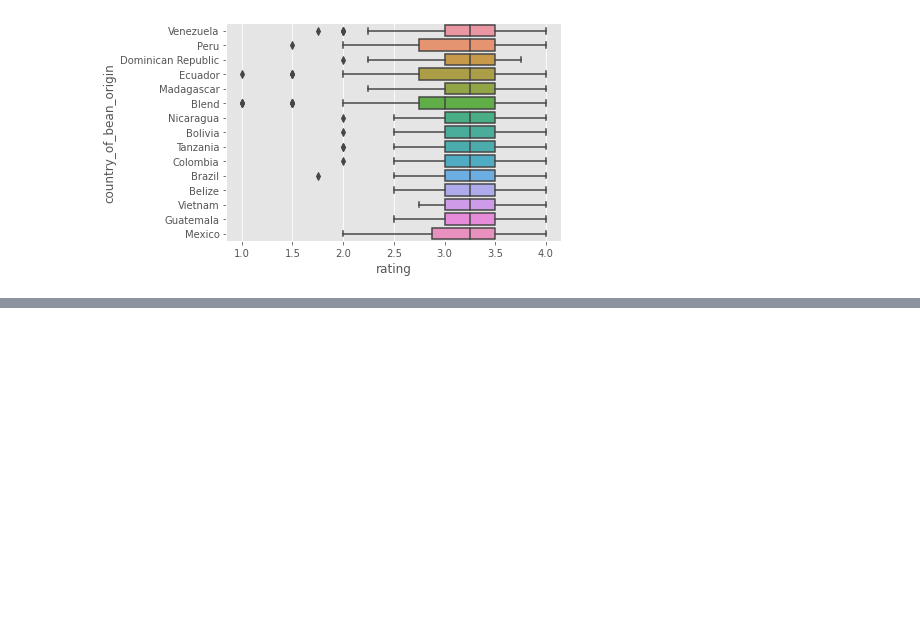
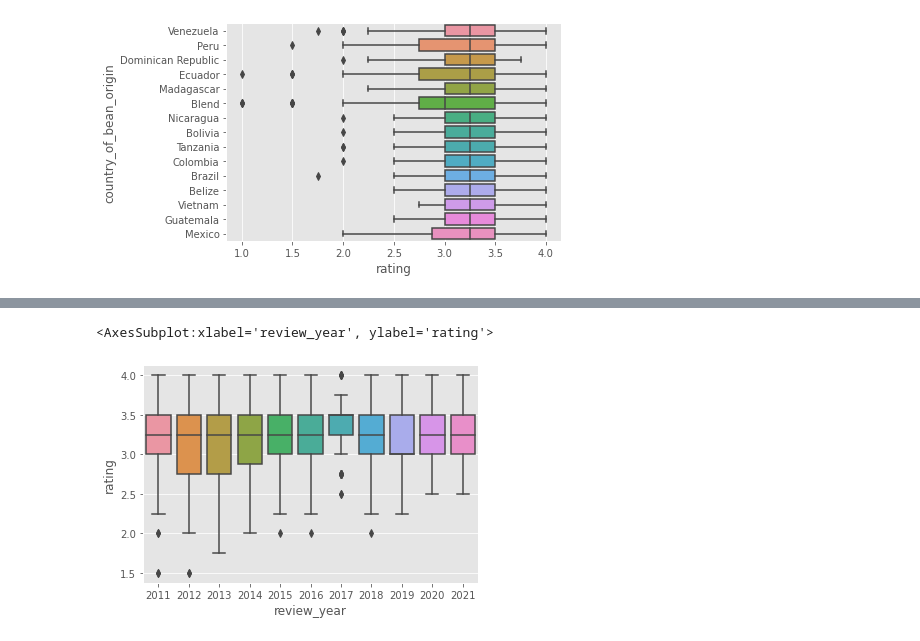
Before and after one commit to raunakp777/Web-Scraping-project---NYC-Data-Science, a Jupyter notebook: PYProject1.ipynb, the cells around one changed output, grey strips where cells are left out. Drawn from its saved outputs; the diff is of its cells as text; code cells hidden in the pictures; blank space fills up the shorter version.

```diff
--- a/PYProject1.ipynb
+++ b/PYProject1.ipynb
@@ -139,0 +141,5 @@ sns.boxplot(y = chocolate['company_location'], x = chocolate['rating'],order=["U
+# %%
+sns.boxplot(y = chocolate['rating'], x = chocolate['review_year'],order = [2011, 2012, 2013, 2014, 2015, 2016, 2017, 2018, 2019, 2020, 2021])
+# %% [output]
+<AxesSubplot:xlabel='review_year', ylabel='rating'>
+[figure, added]
```
Also changed, not shown: parts of 3 cells of this notebook.
